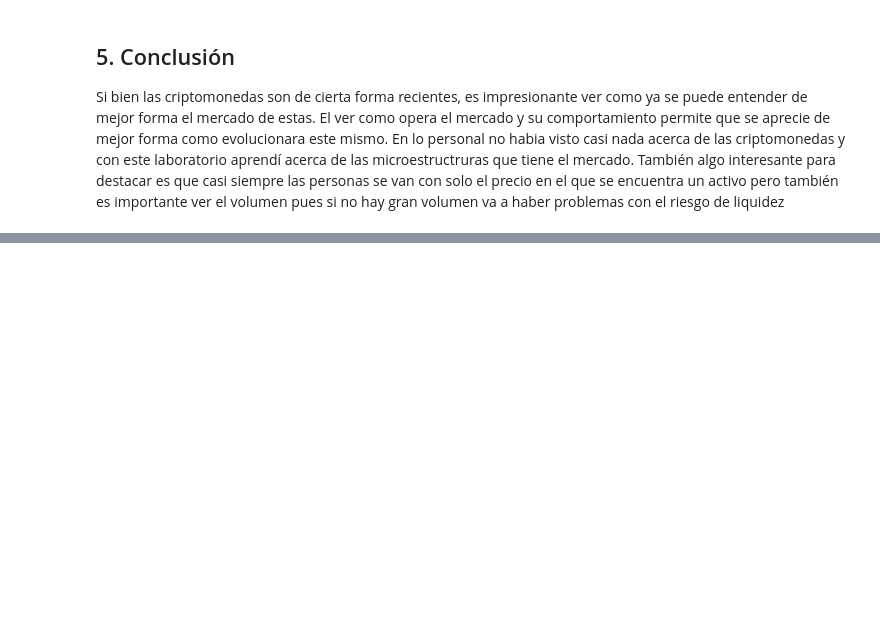
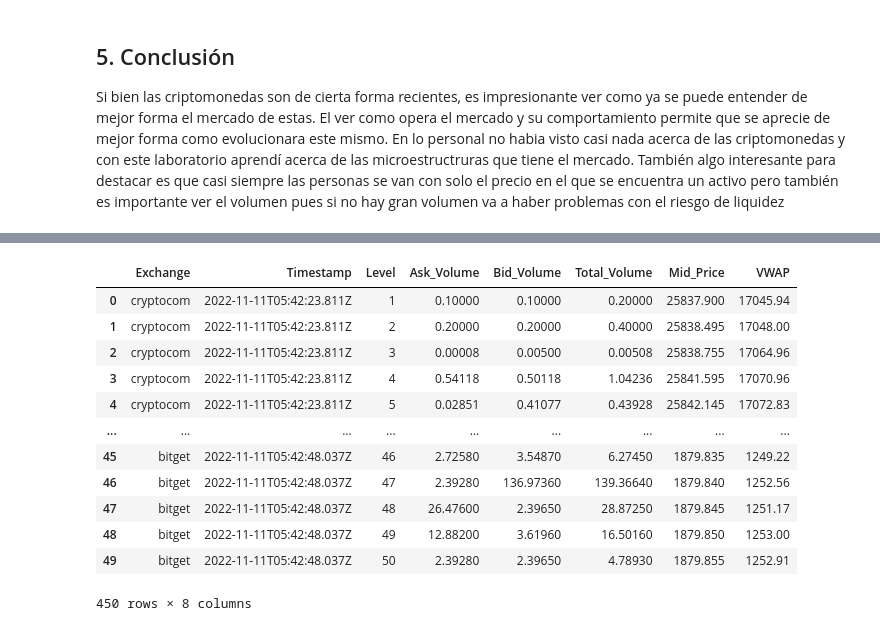
Before and after one commit to EmilianoMena/Laboratorio_4, a Jupyter notebook: notebook.ipynb, the cells around one changed output, grey strips where cells are left out. Drawn from its saved outputs; the diff is of its cells as text; code cells hidden in the pictures; blank space fills up the shorter version.

```diff
--- a/notebook.ipynb
+++ b/notebook.ipynb
@@ -29,0 +52,16 @@ Si bien las criptomonedas son de cierta forma recientes, es impresionante ver co
+# %%
+m.vm
+# %% [output]
+|  | Exchange | Timestamp | Level | Ask_Volume | Bid_Volume | Total_Volume | Mid_Price | VWAP |
+| 0 | cryptocom | 2022-11-11T05:42:23.811Z | 1 | 0.10000 | 0.10000 | 0.20000 | 25837.900 | 17045.94 |
+| 1 | cryptocom | 2022-11-11T05:42:23.811Z | 2 | 0.20000 | 0.20000 | 0.40000 | 25838.495 | 17048.00 |
+| 2 | cryptocom | 2022-11-11T05:42:23.811Z | 3 | 0.00008 | 0.00500 | 0.00508 | 25838.755 | 17064.96 |
+| 3 | cryptocom | 2022-11-11T05:42:23.811Z | 4 | 0.54118 | 0.50118 | 1.04236 | 25841.595 | 17070.96 |
+| 4 | cryptocom | 2022-11-11T05:42:23.811Z | 5 | 0.02851 | 0.41077 | 0.43928 | 25842.145 | 17072.83 |
+| ... | ... | ... | ... | ... | ... | ... | ... | ... |
+| 45 | bitget | 2022-11-11T05:42:48.037Z | 46 | 2.72580 | 3.54870 | 6.27450 | 1879.835 | 1249.22 |
+| 46 | bitget | 2022-11-11T05:42:48.037Z | 47 | 2.39280 | 136.97360 | 139.36640 | 1879.840 | 1252.56 |
+| 47 | bitget | 2022-11-11T05:42:48.037Z | 48 | 26.47600 | 2.39650 | 28.87250 | 1879.845 | 1251.17 |
+| 48 | bitget | 2022-11-11T05:42:48.037Z | 49 | 12.88200 | 3.61960 | 16.50160 | 1879.850 | 1253.00 |
+| 49 | bitget | 2022-11-11T05:42:48.037Z | 50 | 2.39280 | 2.39650 | 4.78930 | 1879.855 | 1252.91 |
+450 rows × 8 columns
```
Also changed, not shown: parts of 4 cells of this notebook, 4 other files.
